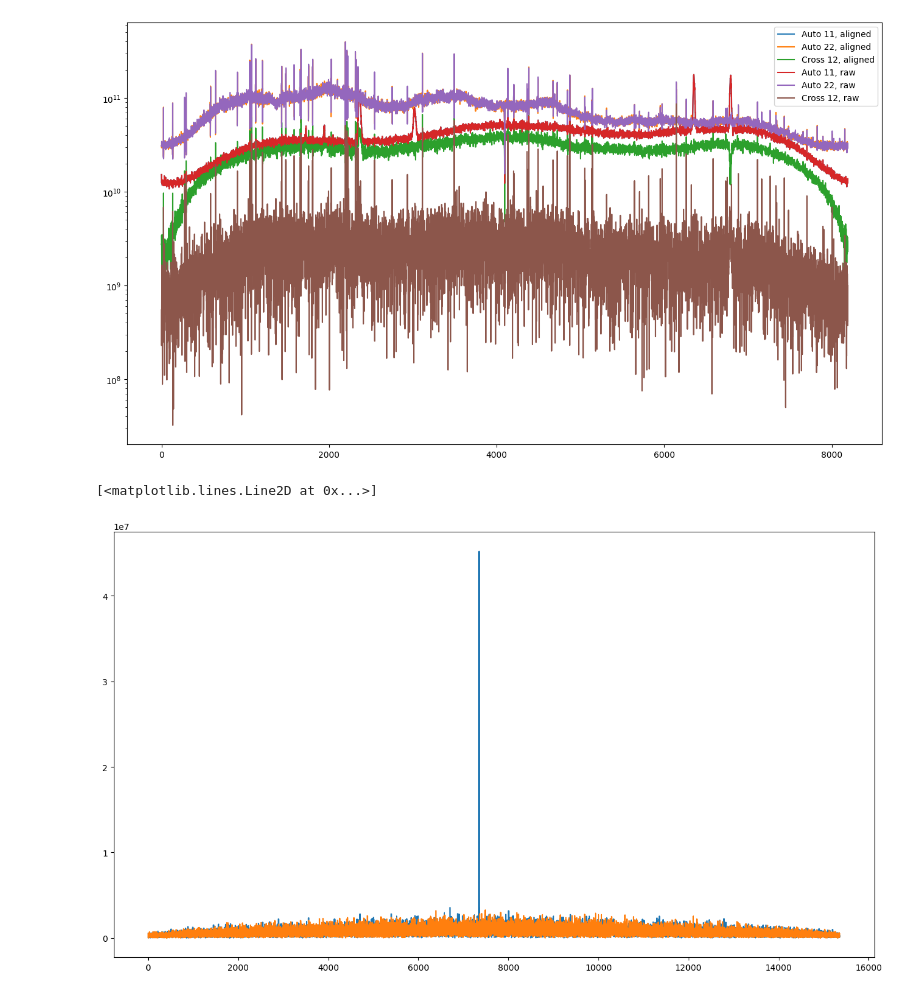
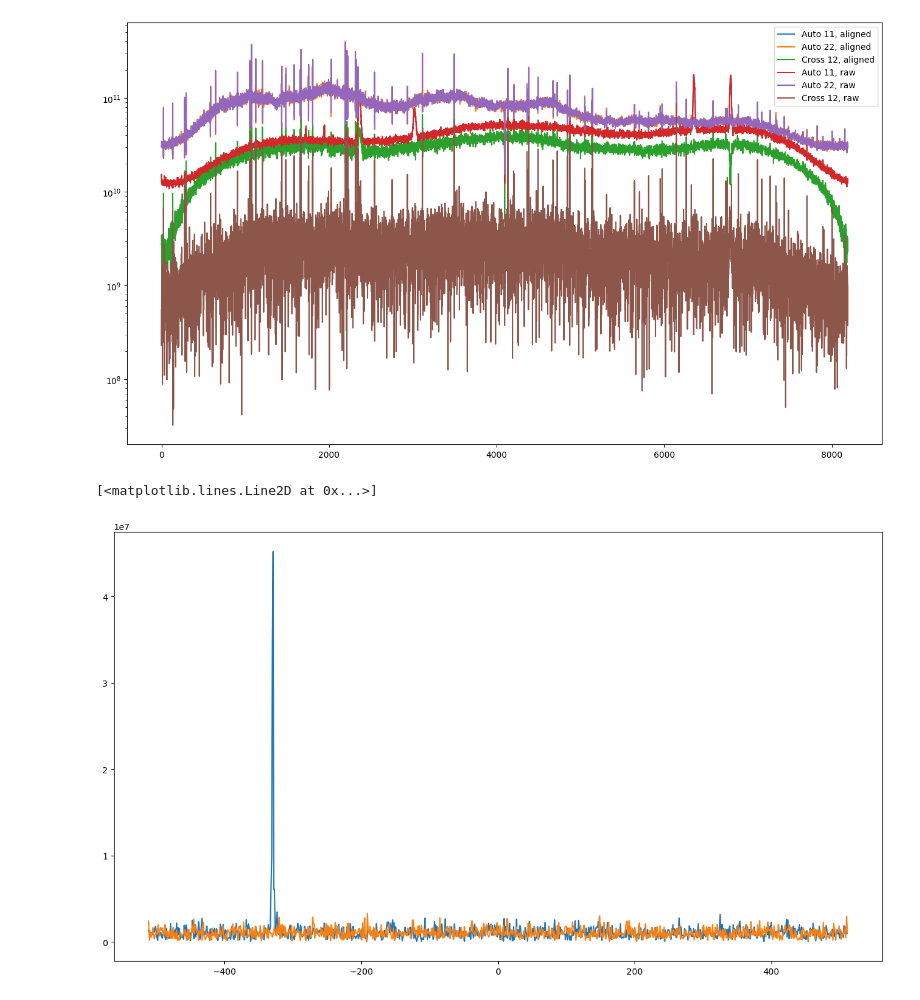
Before and after one commit to VU3VWB/rtlsdr_codes, a Jupyter notebook: sdr_correlator/Read_binarydata_FFT_correlate.ipynb, the cells around one changed output. Drawn from its saved outputs; the diff is of its cells as text; code cells hidden in the pictures.

Commit message:
Change the xaxis on corrplot

```diff
--- a/sdr_correlator/Read_binarydata_FFT_correlate.ipynb
+++ b/sdr_correlator/Read_binarydata_FFT_correlate.ipynb
@@ -120,15 +120,15 @@ plt.legend(loc='best')
 # %%
 Ncorr = 8192
 
 corrdat = np.correlate(datum_1[0:Ncorr], datum_2[0:Ncorr], mode='full')
 corrraw = np.correlate(bindata_complex1[0:Ncorr], bindata_complex2[0:Ncorr], mode='full')
 norm = np.correlate(np.ones(Ncorr), np.ones(Ncorr), mode='full')
+xaxis = np.arange(-int(Ncorr)+1, int(Ncorr))
 
-
-frac_plot = int(1*Ncorr/16)
+frac_plot = int(15*Ncorr/16)
 plt.figure(figsize=(16,9))
-plt.plot((np.abs(corrdat))[frac_plot:-frac_plot])
-plt.plot((np.abs(corrraw))[frac_plot:-frac_plot])
+plt.plot(xaxis[frac_plot:-frac_plot], (np.abs(corrdat))[frac_plot:-frac_plot])
+plt.plot(xaxis[frac_plot:-frac_plot], (np.abs(corrraw))[frac_plot:-frac_plot])
 # %% [output]
 [<matplotlib.lines.Line2D at 0x...>]
-[figure, old version]
+[figure, new version]
```
